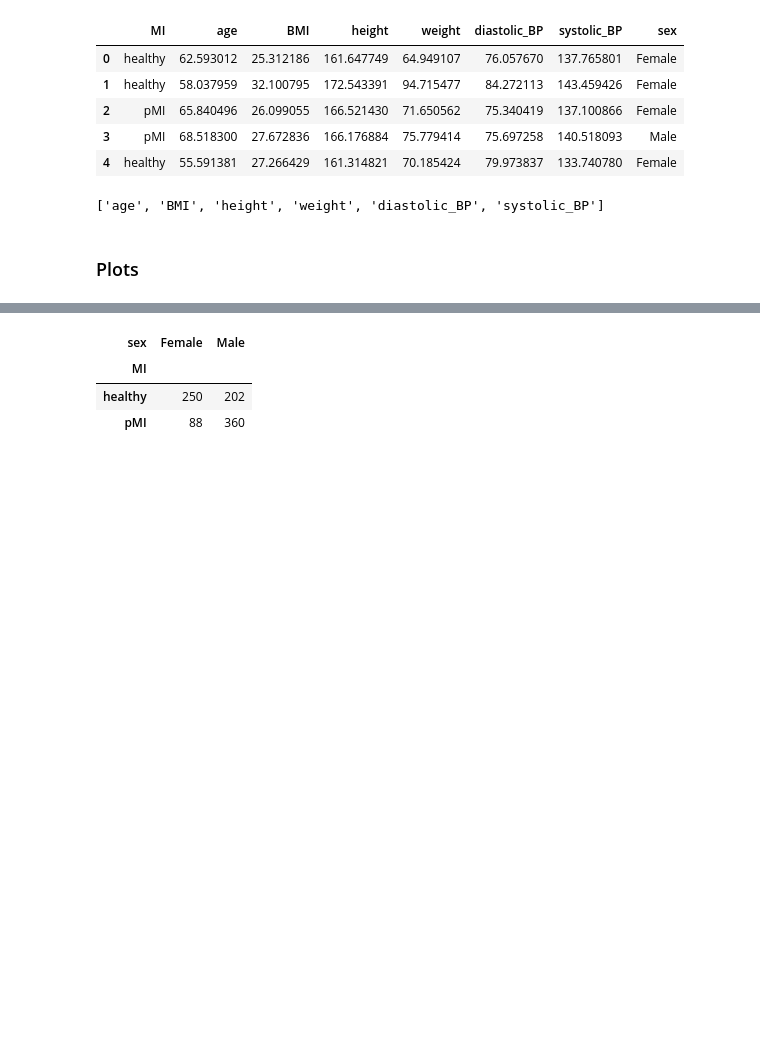
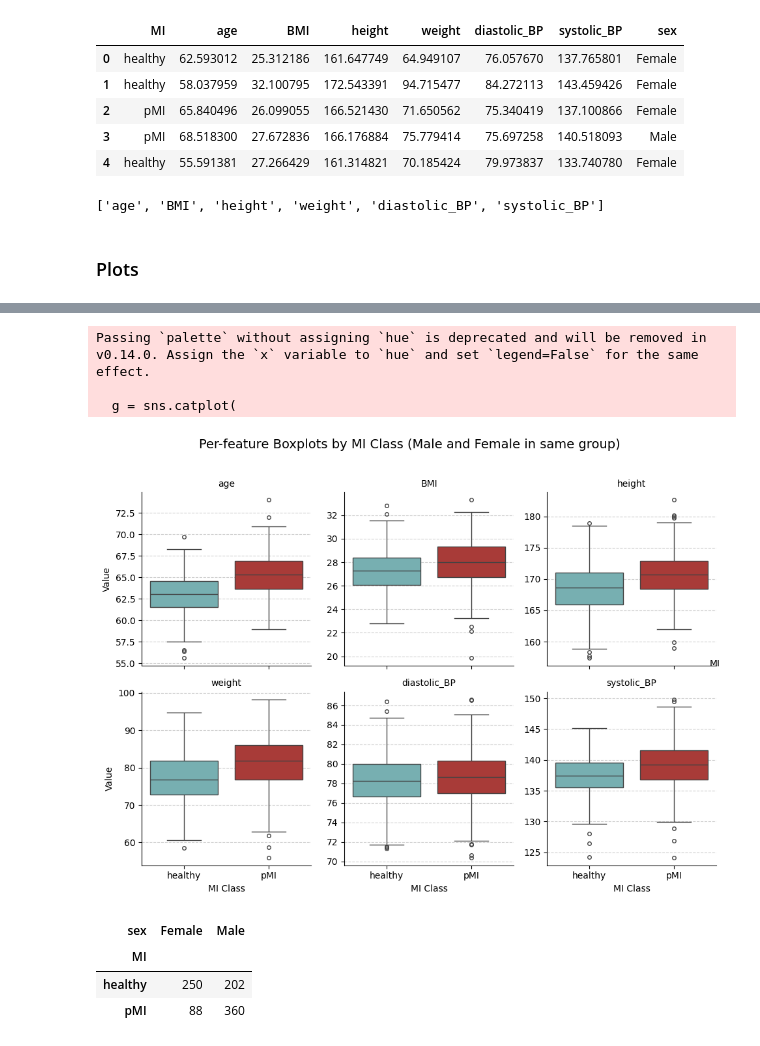
Before and after one commit to emilynurden/myocardial-infarction-predictions, a Jupyter notebook: notebooks:/data_exploration.ipynb, the cells around one changed output, grey strips where cells are left out. Saved outputs shown, nothing was run; the diff lists cells and outputs as text; code cells hidden in the pictures; blank space fills up the shorter version.

```diff
--- a/notebooks:/data_exploration.ipynb
+++ b/notebooks:/data_exploration.ipynb
@@ -129,3 +133,34 @@ plt.show()
+# %%
+# make one subplot per variable
+g = sns.catplot(
+    data=df_to_explore.melt(id_vars="MI", value_vars=numeric_feature_columns),
+    x="MI",                 # MI on x-axis
+    y="value",
+    col="variable",         # facet by variable (one subplot per feature)
+    kind="box",
+    col_wrap=3,             # how many per row
+    height=3.5,             # subplot height
+    aspect=0.9,             # width/height ratio
+    fliersize=4,
+    palette=['#6EB8BA', '#BB2A25'],
+    sharey=False
+)
+
+# clean up titles and labels
+g.set_titles("{col_name}")  # removes 'variable = ...'
+g.set_axis_labels("MI Class", "Value")
+for ax in g.axes.flatten():
+    ax.grid(True, axis='y', linestyle='--', alpha=0.6)
+
+g.add_legend(title="MI")
+g.fig.suptitle("Per-feature Boxplots by MI Class (Male and Female in same group)", y=1.02, fontsize=14)
+plt.tight_layout()
+plt.show()
+# %% [output]
+Passing `palette` without assigning `hue` is deprecated and will be removed in v0.14.0. Assign the `x` variable to `hue` and set `legend=False` for the same effect.
+
+  g = sns.catplot(
+[figure, added]
 # %%
 #correlation between sex and condition
 pd.crosstab(df_to_explore['MI'], df_to_explore['sex'])
```
Also changed, not shown: parts of 10 cells of this notebook.
